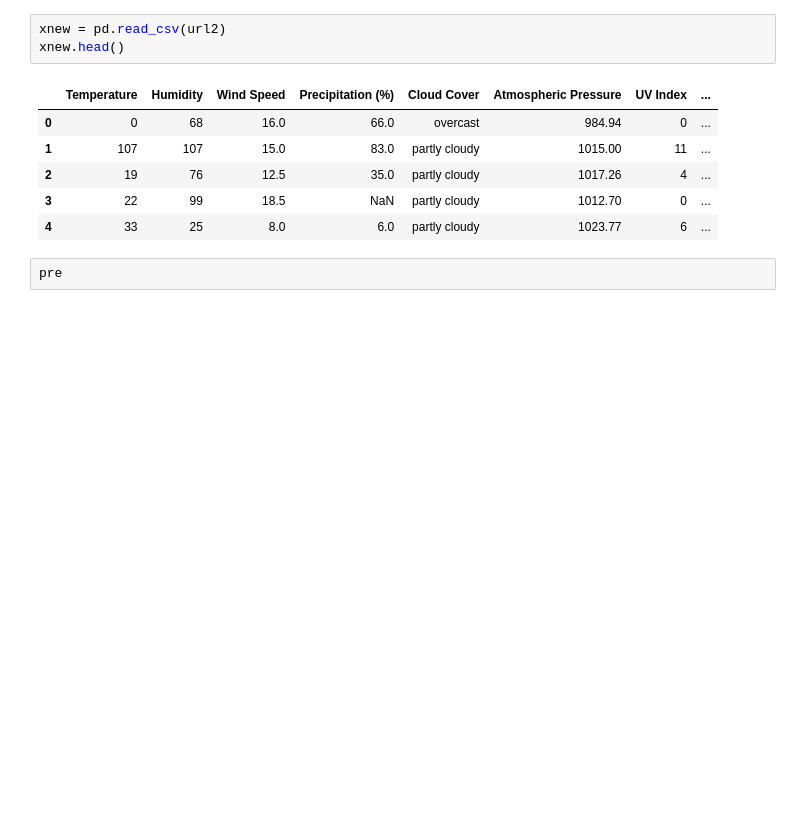
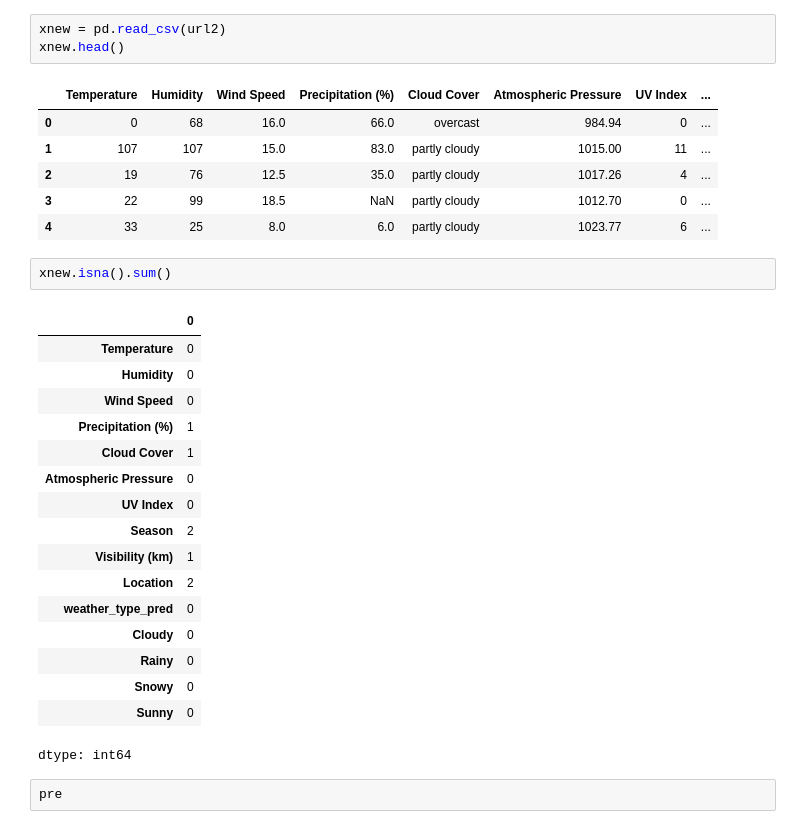
Before and after one commit to utkarshg1/Test1, a Jupyter notebook: 03_Multiclass_classification_with_Keras.ipynb, the cells around one changed output. Cells and saved outputs as stored; diff of their text form; blank space fills up the shorter version.

```diff
--- a/03_Multiclass_classification_with_Keras.ipynb
+++ b/03_Multiclass_classification_with_Keras.ipynb
@@ -409,6 +409,26 @@ xnew.head()
 | 2 | 19 | 76 | 12.5 | 35.0 | partly cloudy | 1017.26 | 4 | ... |
 | 3 | 22 | 99 | 18.5 | NaN | partly cloudy | 1012.70 | 0 | ... |
 | 4 | 33 | 25 | 8.0 | 6.0 | partly cloudy | 1023.77 | 6 | ... |
+# %%
+xnew.isna().sum()
+# %% [output]
+|  | 0 |
+| Temperature | 0 |
+| Humidity | 0 |
+| Wind Speed | 0 |
+| Precipitation (%) | 1 |
+| Cloud Cover | 1 |
+| Atmospheric Pressure | 0 |
+| UV Index | 0 |
+| Season | 2 |
+| Visibility (km) | 1 |
+| Location | 2 |
+| weather_type_pred | 0 |
+| Cloudy | 0 |
+| Rainy | 0 |
+| Snowy | 0 |
+| Sunny | 0 |
+dtype: int64
 # %%
 pre
 # %% [output]
```
